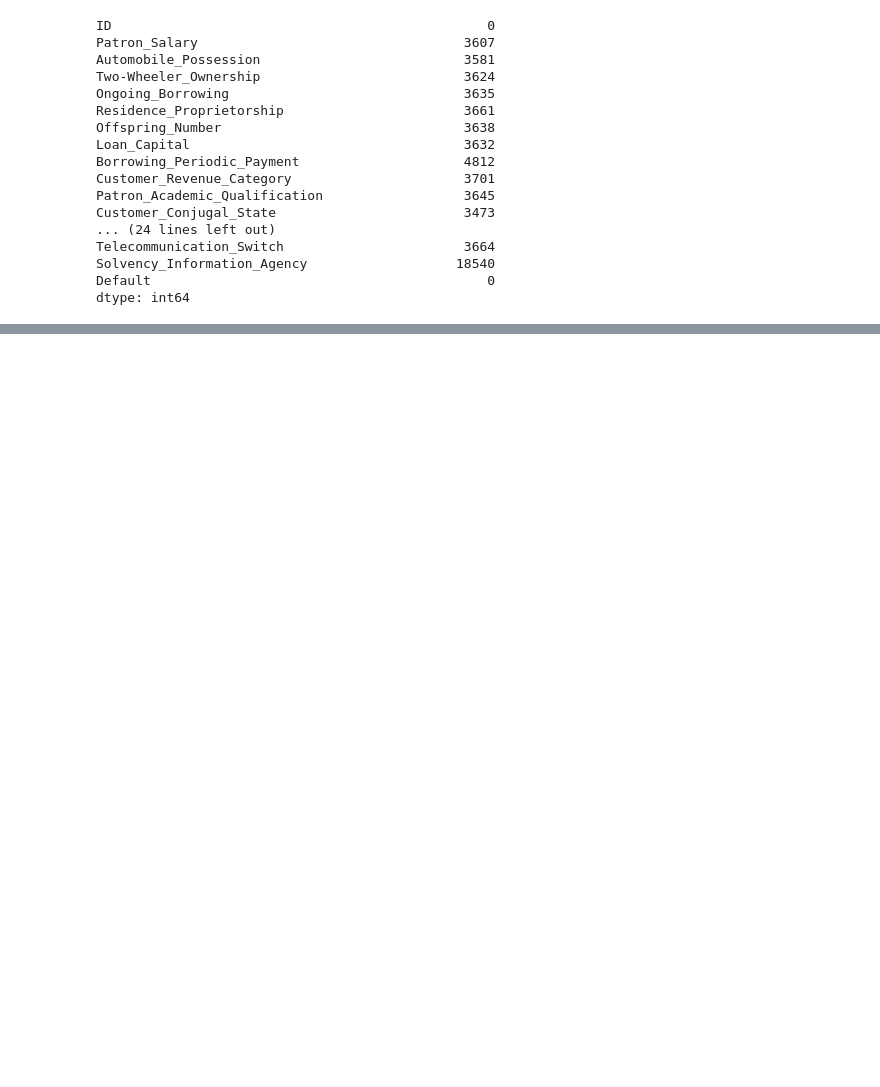
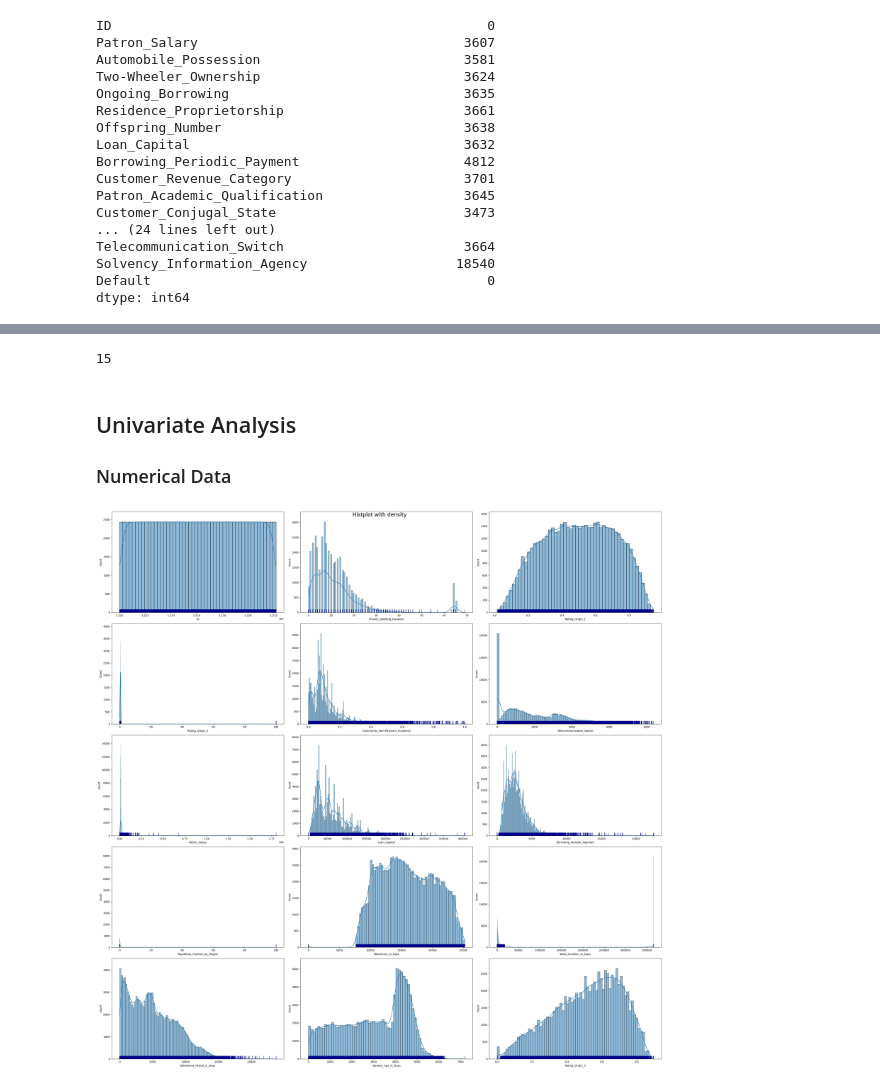
Before and after one commit to Jawakar-7/Customer-Churn-prediction, a Jupyter notebook: visualization.ipynb, the cells around one changed output, grey strips where cells are left out. Saved outputs shown, nothing was run; the diff lists cells and outputs as text; code cells hidden in the pictures; blank space fills up the shorter version.

```diff
--- a/visualization.ipynb
+++ b/visualization.ipynb
@@ -195,0 +234,18 @@ Name: ID, Length: 121856, dtype: int64
+# %%
+len(num_feat)
+# %% [output]
+15
+# %% [markdown]
+## Univariate Analysis
+
+### Numerical Data
+# %%
+plt.figure(figsize=(30,30))
+plt.suptitle("Histplot with density",fontsize=20,fontweight=10)
+for i , j in enumerate(num_feat):
+    plt.subplot(5,3,i+1)
+    sns.histplot(x=df[j],kde=True)
+    sns.rugplot(x=df[j],height=.03,color='darkblue')
+plt.tight_layout()
+# %% [output]
+[figure, added]
```
Also changed, not shown: parts of 25 cells of this notebook, 1 other file.
